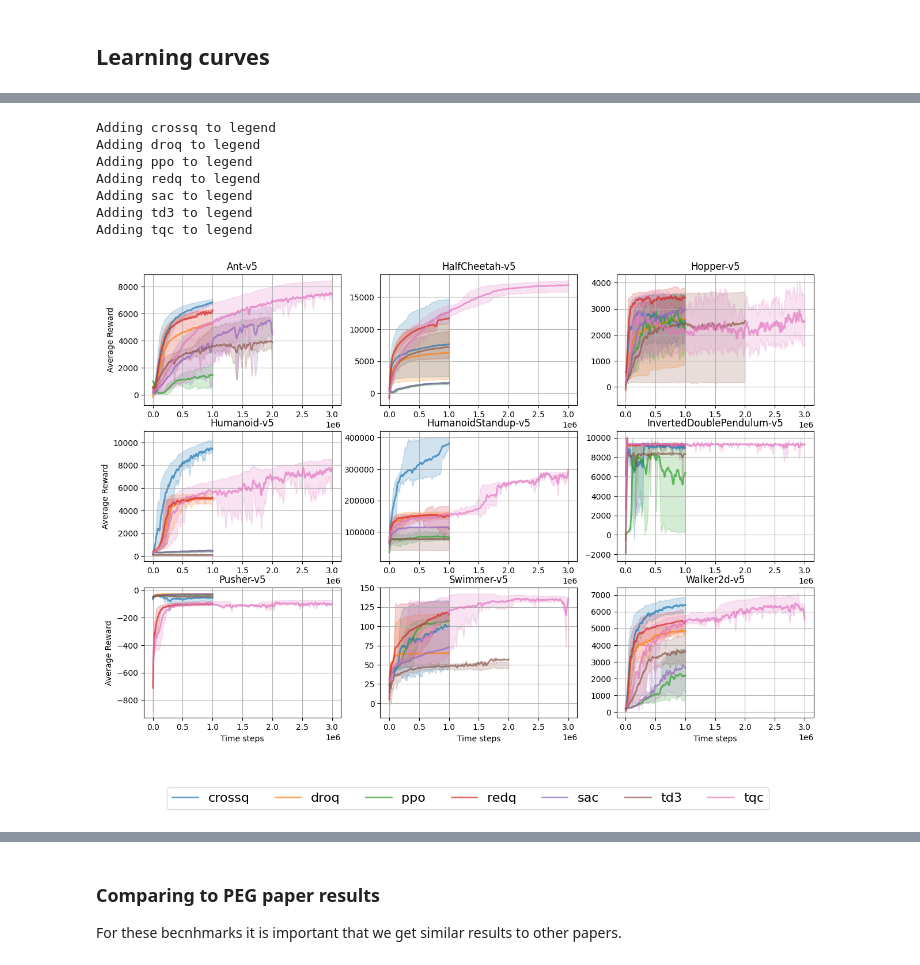
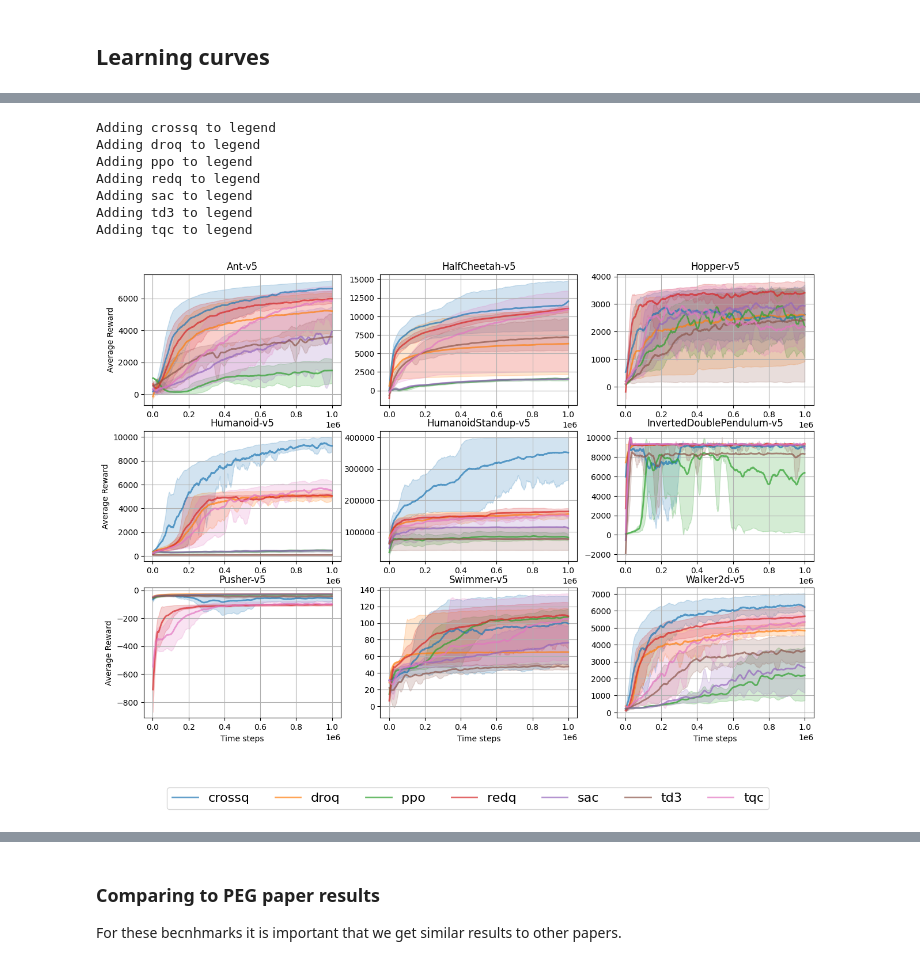
Before and after one commit to 1jamesthompson1/AIML440_code, a Jupyter notebook: running_baseline_experiments/results.ipynb, the cells around one changed output, grey strips where cells are left out. Cells and saved outputs as stored; diff of their text form; code cells hidden in the pictures.

Commit message:
Update graphs
Missing a few results because of corrupted evaluations files.

```diff
--- a/running_baseline_experiments/results.ipynb
+++ b/running_baseline_experiments/results.ipynb
@@ -176,40 +233,44 @@ def load_experiments_into_df(result_dirs):
     for experiment in chain.from_iterable(map(get_details, result_dirs)):
         ### Unpacking the evaluation details ###
         try:
-            npz = np.load(experiment['evals'])
+
+            npz = [np.load(path) for path in experiment['evals']]
         except EOFError as e:
             print(f"Failed to load evaluations at {experiment['evals']}: {e}")
             failed_results.append(experiment)
             continue
 
         evaluation_details = {
-            'timesteps': npz['timesteps'],
-            'rewards': npz['results'],
-            'ep_lengths': npz['ep_lengths'],
-            'last_evaluation': npz['timesteps'][-1],
+            'timesteps': np.concatenate([data['timesteps'] for data in npz]),
+            'rewards': np.concatenate([data['results'] for data in npz]),
+            'ep_lengths': np.concatenate([data['ep_lengths'] for data in npz]),
+            'last_evaluation': max(data['timesteps'][-1] for data in npz),
         }
 
         ### Unpacking the log details ###
 
-        try:
-            with open(experiment['logs'], 'r') as f:
-                logs = f.readlines()
-        except FileNotFoundError as e:
-            print(f"Failed to load log at {experiment['logs']}: {e}")
-            failed_results.append(experiment)
-            continue
+        elapsed_hours = 0.0
+        for log_path in experiment['logs']:
+            try:
+                with open(log_path, 'r') as f:
+                    logs = f.readlines()
+            except FileNotFoundError as e:
+                print(f"Failed to load log at {experiment['logs']}: {e}")
+                failed_results.append(experiment)
+                continue
 
-        elapsed_seconds = re.search(r"Elapsed seconds: (\d+)", "\n".join(logs))
-        if elapsed_seconds is not None:
-            elapsed_hours = int(elapsed_seconds.group(1)) / 3600
-        else:
-            elapsed_hours = None
+            elapsed_seconds = re.search(r"Elapsed seconds: (\d+)", "\n".join(logs))
+            if elapsed_seconds is not None:
+                elapsed_hours += int(elapsed_seconds.group(1)) / 3600
+            else:
+                elapsed_hours = None
+                break
 
 
         ### Adding the details togather ###
 
         successful_results.append({
-            **experiment['details'],
+            **experiment['details'][-1],
             **evaluation_details,
             "wall_time": elapsed_hours,
         })
@@ -607,19 +643,19 @@ def make_multi_plot(
     return fig
 # %%
 make_multi_plot(
-    df_smoothed,
+    df_smoothed[df_smoothed['timesteps'] <= 1_000_000],
     x_name='timesteps',
     y_name='smoothed_mean_rewards',
     y_upper_name='smoothed_upper_ci',
     y_lower_name='smoothed_lower_ci',
     save_name="baseline_results",
 )
 # %% [output]
 Adding crossq to legend
 Adding droq to legend
 Adding ppo to legend
 Adding redq to legend
 Adding sac to legend
 Adding td3 to legend
 Adding tqc to legend
-[figure, old version]
+[figure, new version]
```
Also changed, not shown: parts of 20 cells of this notebook, 3 other files.
